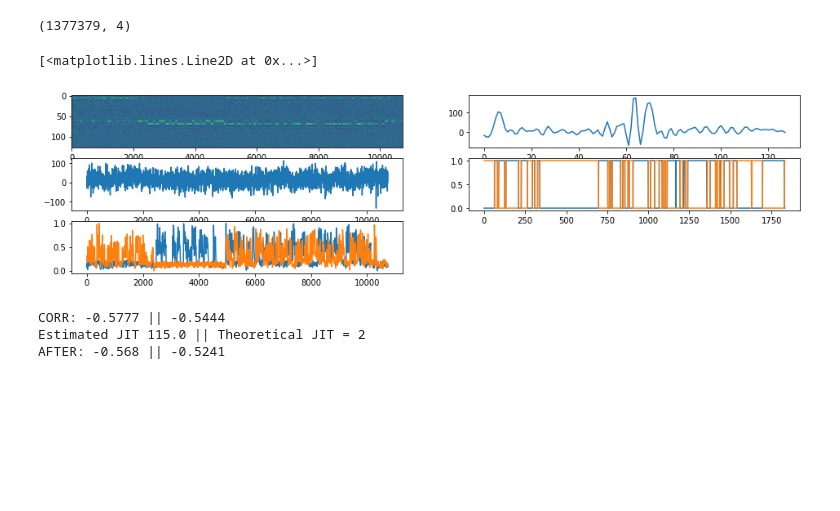
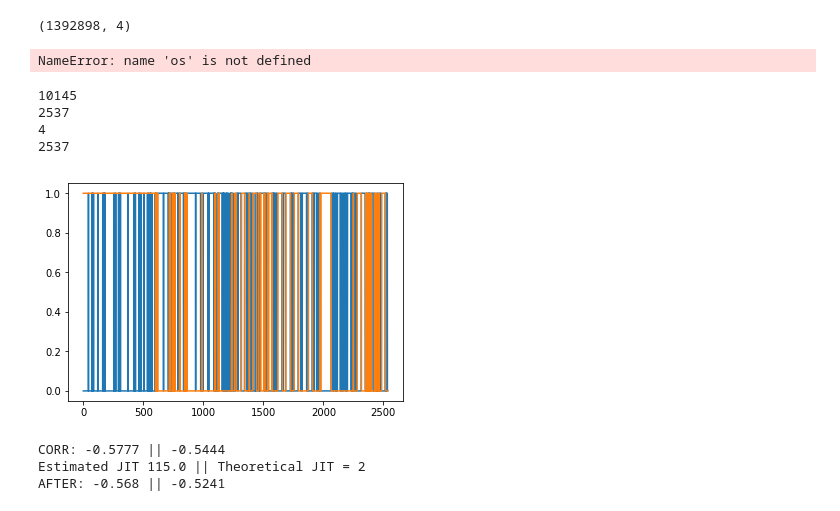
Before and after one commit to SensorsAudioINI/SpikeSeparation, a Jupyter notebook: GCC_spikes.ipynb, the cells around one changed output. Saved outputs shown, nothing was run; the diff lists cells and outputs as text; code cells hidden in the pictures; blank space fills up the shorter version.

```diff
--- a/GCC_spikes.ipynb
+++ b/GCC_spikes.ipynb
@@ -30,7 +30,7 @@ def butter_lowpass_filter(data, cutoff, fs, order=5):
     y = lfilter(b, a, data)
     return y
 # %%
-pos = [10,6]
+pos = [10,1]
 sample = 'A'
 base_dir = '/Data/Dropbox/Shared ISCAS2017Submissions/RecordingsDungeon/'
 [sampleRate, x_mix] = wavfile.read(base_dir + 'dungeon_concurrent_{}_{}_{}_1.wav'.format(pos[0], pos[1], sample))
@@ -43,7 +43,7 @@ x_mix = x_mix[trigger_index + int(sampleRate / 32):].astype('float32')
 print(x_mix.shape)
 
 # Preprocessing params
-windowSize = 2048
+windowSize = 1024
 fftSize = windowSize
 hopSize = 128
 windowFunction = hanning
@@ -61,7 +61,7 @@ mixtureFileNamePrefix = '../data/dev1_female3_liverec_130ms_1m'
 microphoneSeparationInMetres = 0.5
 numSources = 3
 # %% [output]
-(1377379, 4)
+(1392898, 4)
 # %%
 lp = 11000
 stereo_signal = np.array([butter_lowpass_filter(x_mix[:, 0], lp, sampleRate),
@@ -79,6 +79,8 @@ meanAngularSpectrum = mean(angularSpectrogram, axis=-1)
 targetTDOAIndexes = estimateTargetTDOAIndexesFromAngularSpectrum( meanAngularSpectrum,
                                                                   microphoneSeparationInMetres,
                                                                   numTDOAs, numSources)
+# %% [output]
+NameError: name 'os' is not defined
 # %%
 TH = 0.95
 LP = 5
@@ -126,9 +128,6 @@ ax.plot(vad2[c[0]])
 ax = fig.add_subplot(3,2,5)
 ax.plot(A)
 ax.plot(B)
-# %% [output]
-[<matplotlib.lines.Line2D at 0x...>]
-[figure, removed]
 # %%
 prefix_filenames = '/Data/Dropbox/spike_separation_joy/recordings_dungeon/dungeon_concurrent_'
 
@@ -161,15 +160,31 @@ fs, groundtruth8 = wavfile.read(filename_groundtruth8)
 groundtruth8 = remove_trigger(groundtruth8)
 
 # stfts & VADs
-m2 = stft(groundtruth8, windowSize, hopSize, window=np.hanning).T
-m1 = stft(groundtruth1, windowSize, hopSize, window=np.hanning).T
+m2 = stft(groundtruth8, 2048, 512, window=np.hanning).T
+m1 = stft(groundtruth1, 2048, 512, window=np.hanning).T
 m1_sum = np.sum(np.log(m1 + 1), axis=-1)
 m2_sum = np.sum(np.log(m2 + 1), axis=-1)
 VAD1 = np.array(0.8 * m1_sum > m2_sum)
 
 VAD2 = np.array(0.8 * m2_sum > m1_sum)
 
-x_spec = np.transpose(multi_stft(whisper.T, windowSize, hopSize), (0, 2, 1))
+x_spec = np.transpose(multi_stft(whisper.T, 2048, 512), (0, 2, 1))
+# %%
+print(len(vad1))
+print(len(VAD1))
+R = int(np.ceil(len(vad1) / len(VAD1)))
+print(R)
+
+plt.plot(vad1[::R])
+plt.plot(VAD1)
+
+print(len(vad1[::R]))
+# %% [output]
+10145
+2537
+4
+2537
+[figure, added]
 # %%
 vad1 = vad1[:len(VAD1)]
 vad2 = vad2[:len(VAD2)]
```
Also changed, not shown: 8 other files.
